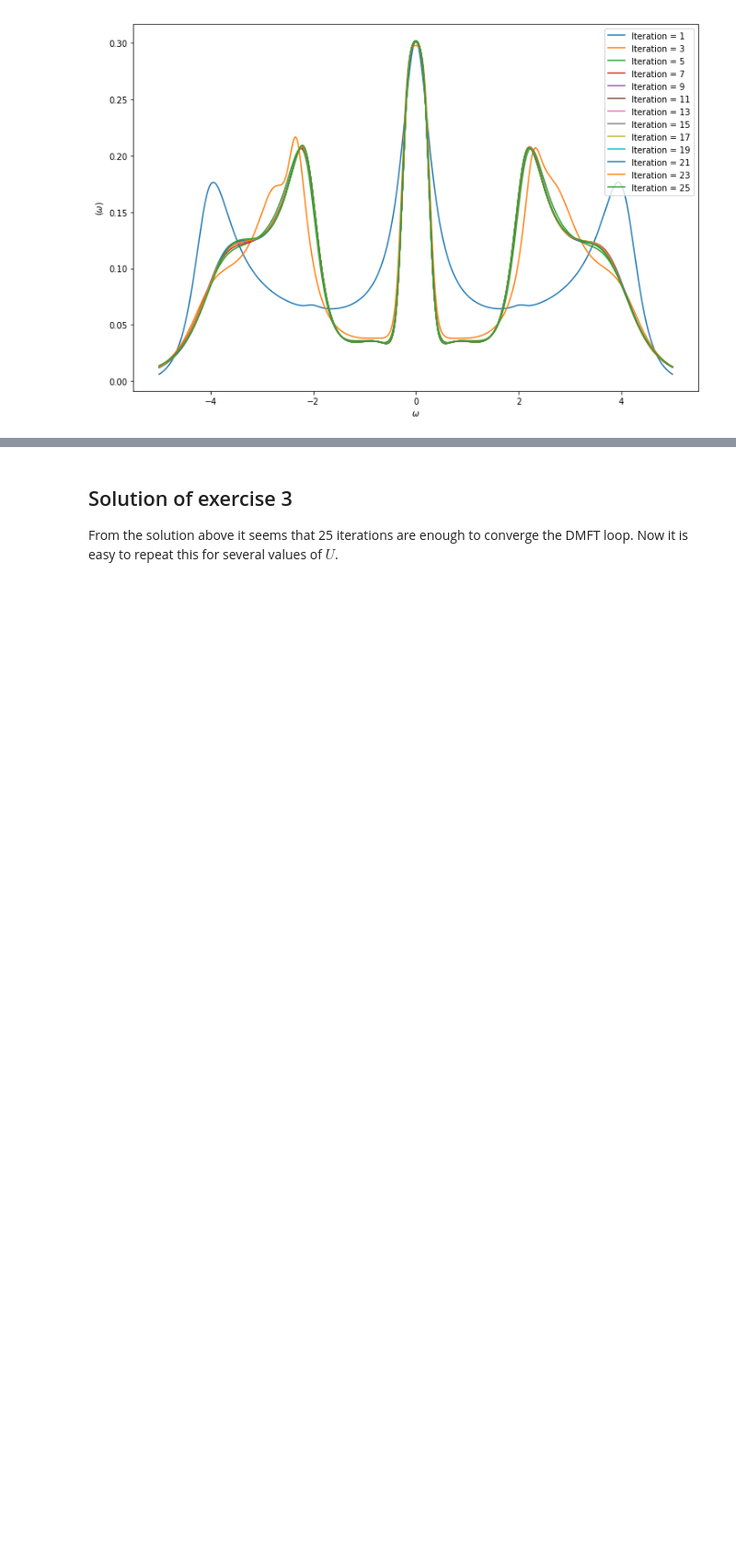
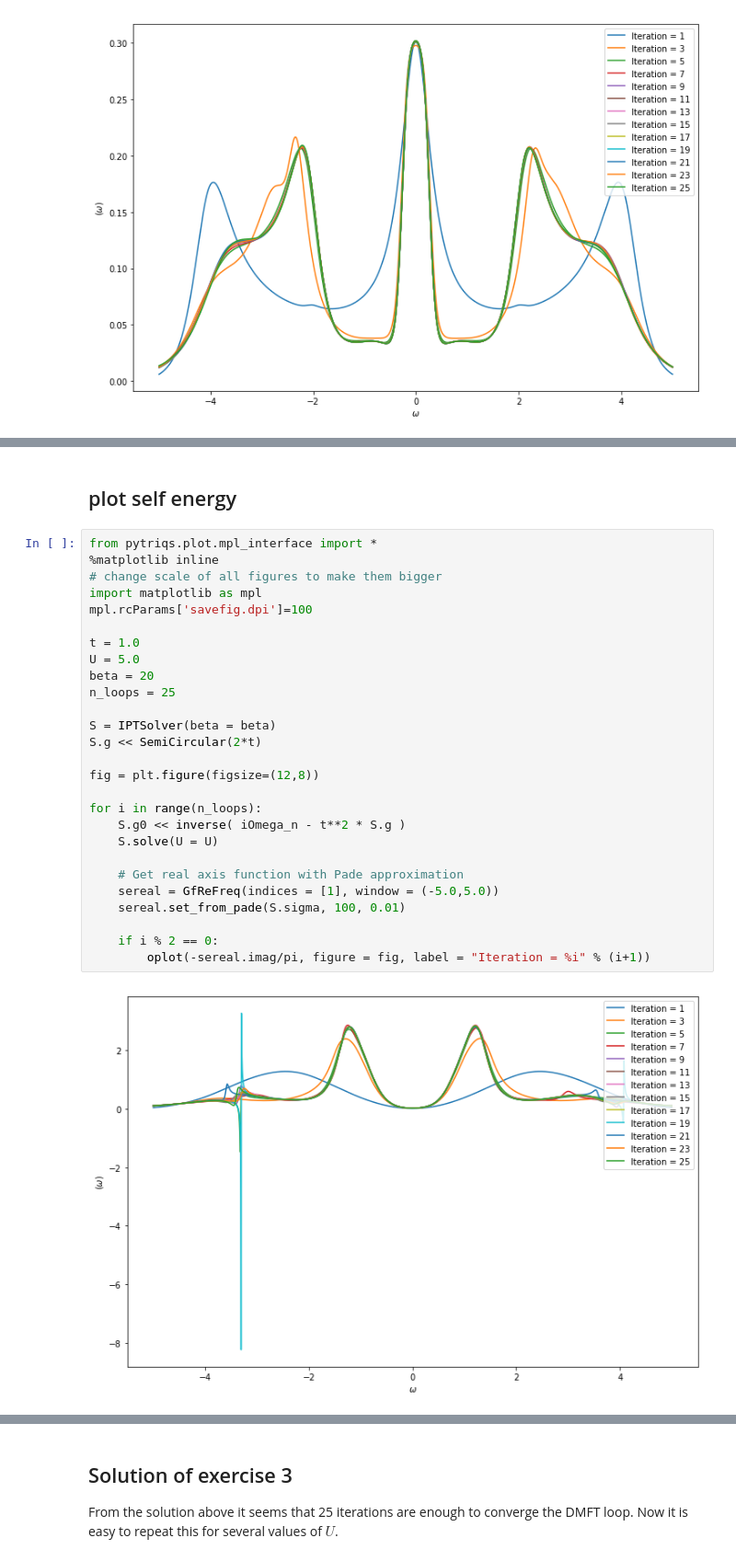
Before and after one commit to Fromeworld/triqs_tutorials, a Jupyter notebook: TRIQSTutorialsPython/05-IPT_and_DMFT_solution.ipynb, the cells around one changed output, grey strips where cells are left out. Shown: that part at 92% size. Cells and saved outputs as stored; diff of their text form; blank space fills up the shorter version.

```diff
--- a/TRIQSTutorialsPython/05-IPT_and_DMFT_solution.ipynb
+++ b/TRIQSTutorialsPython/05-IPT_and_DMFT_solution.ipynb
@@ -70,0 +87,31 @@ for i in range(n_loops):
+# %% [markdown]
+## plot self energy
+# %%
+from pytriqs.plot.mpl_interface import *
+%matplotlib inline
+# change scale of all figures to make them bigger
+import matplotlib as mpl
+mpl.rcParams['savefig.dpi']=100
+
+t = 1.0
+U = 5.0
+beta = 20
+n_loops = 25
+
+S = IPTSolver(beta = beta)
+S.g << SemiCircular(2*t)
+
+fig = plt.figure(figsize=(12,8))
+
+for i in range(n_loops):
+    S.g0 << inverse( iOmega_n - t**2 * S.g )
+    S.solve(U = U)
+
+    # Get real axis function with Pade approximation
+    sereal = GfReFreq(indices = [1], window = (-5.0,5.0))
+    sereal.set_from_pade(S.sigma, 100, 0.01)
+
+    if i % 2 == 0:
+        oplot(-sereal.imag/pi, figure = fig, label = "Iteration = %i" % (i+1))
+# %% [output]
+[figure, added]
```
Also changed, not shown: parts of 5 cells of this notebook, 16 other files.
